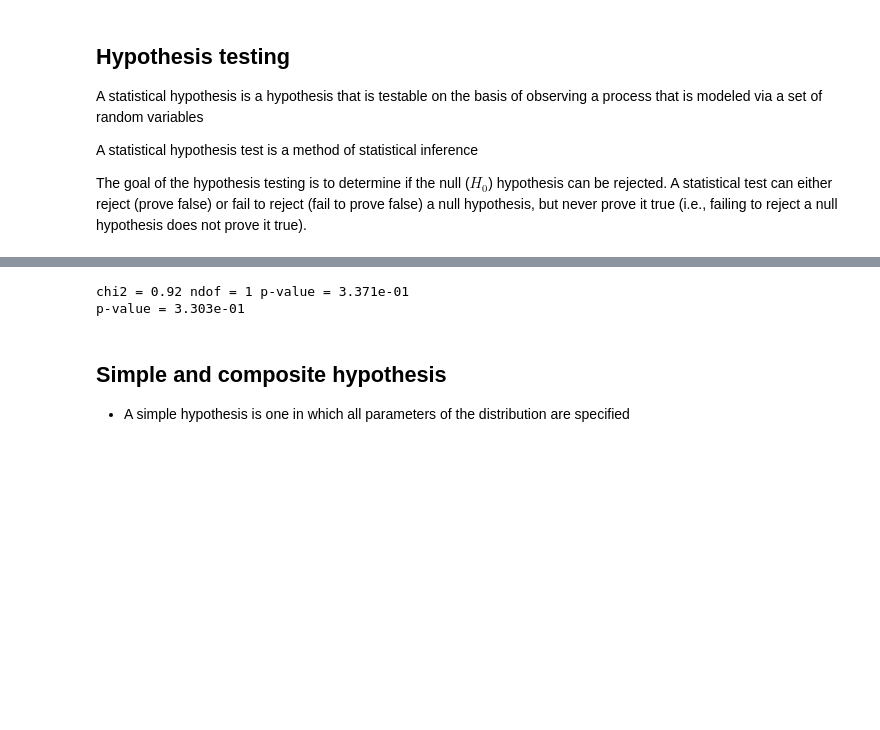
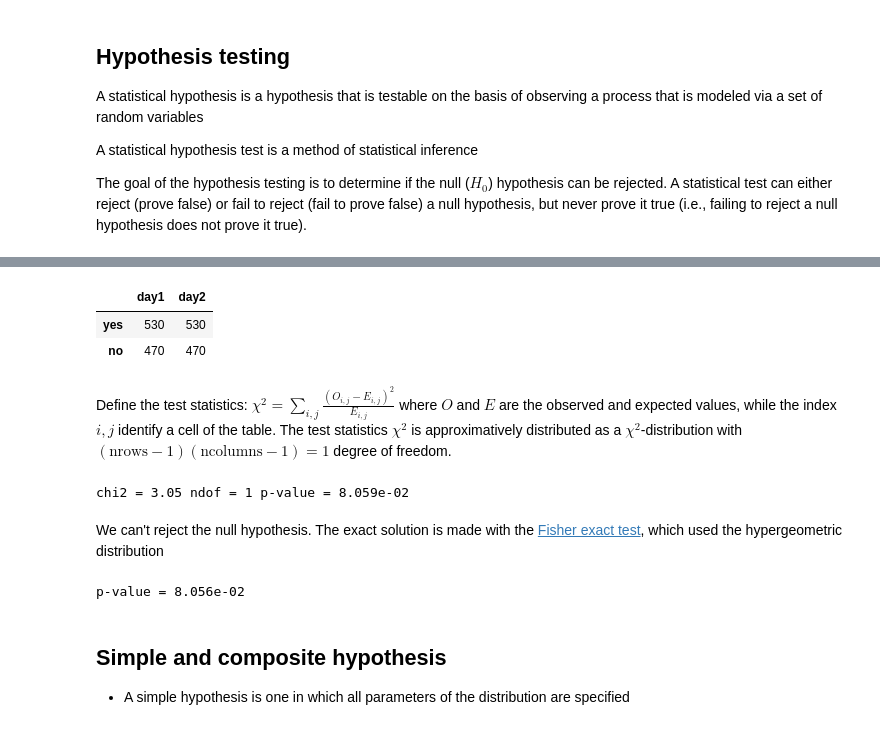
Before and after one commit to wiso/StatisticsLectures, a Jupyter notebook: Lecture1.ipynb, the cells around one changed output, grey strips where cells are left out. Drawn from its saved outputs; the diff is of its cells as text; code cells hidden in the pictures; blank space fills up the shorter version.

```diff
--- a/Lecture1.ipynb
+++ b/Lecture1.ipynb
@@ -472,11 +484,23 @@ table
+# %%
+table = pd.DataFrame([[550, 510], [450, 490]], columns=['day1', 'day2'], index=['yes', 'no'])
+pd.DataFrame(stats.contingency.expected_freq(table), columns=['day1', 'day2'], index=['yes', 'no'])
+# %% [output]
+|  | day1 | day2 |
+| yes | 530 | 530 |
+| no | 470 | 470 |
+# %% [markdown]
+Define the test statistics: $\chi^2 = \sum_{i,j}\frac{(O_{i,j}-E_{i,j})^2}{E_{i,j}}$ where $O$ and $E$ are the observed and expected values, while the index $i,j$ identify a cell of the table. The test statistics $\chi^2$ is approximatively distributed as a $\chi^2$-distribution with $(\text{nrows} - 1)(\text{ncolumns} - 1)=1$ degree of freedom.
 # %%
-g, p, dof, expctd = stats.chi2_contingency(table, correction=True)
-print "chi2 = %.2f ndof = %d p-value = %.3e" % (g, dof, p)
-oddsratio, pvalue = stats.fisher_exact(table)
-print "p-value = %.3e" % pvalue
+chi2, p, dof, _ = stats.contingency.chi2_contingency(table)
+print "chi2 = %.2f ndof = %d p-value = %.3e" % (chi2, dof, p)
 # %% [output]
-chi2 = 0.92 ndof = 1 p-value = 3.371e-01
-p-value = 3.303e-01
+chi2 = 3.05 ndof = 1 p-value = 8.059e-02
+# %% [markdown]
+We can't reject the null hypothesis. The exact solution is made with the [Fisher exact test](https://en.wikipedia.org/wiki/Fisher%27s_exact_test), which used the hypergeometric distribution
+# %%
+print "p-value = %.3e" % stats.fisher_exact(table)[1]
+# %% [output]
+p-value = 8.056e-02
 # %% [markdown]
 ## Simple and composite hypothesis
 
```
Also changed, not shown: parts of 27 cells of this notebook, 1 other file.
